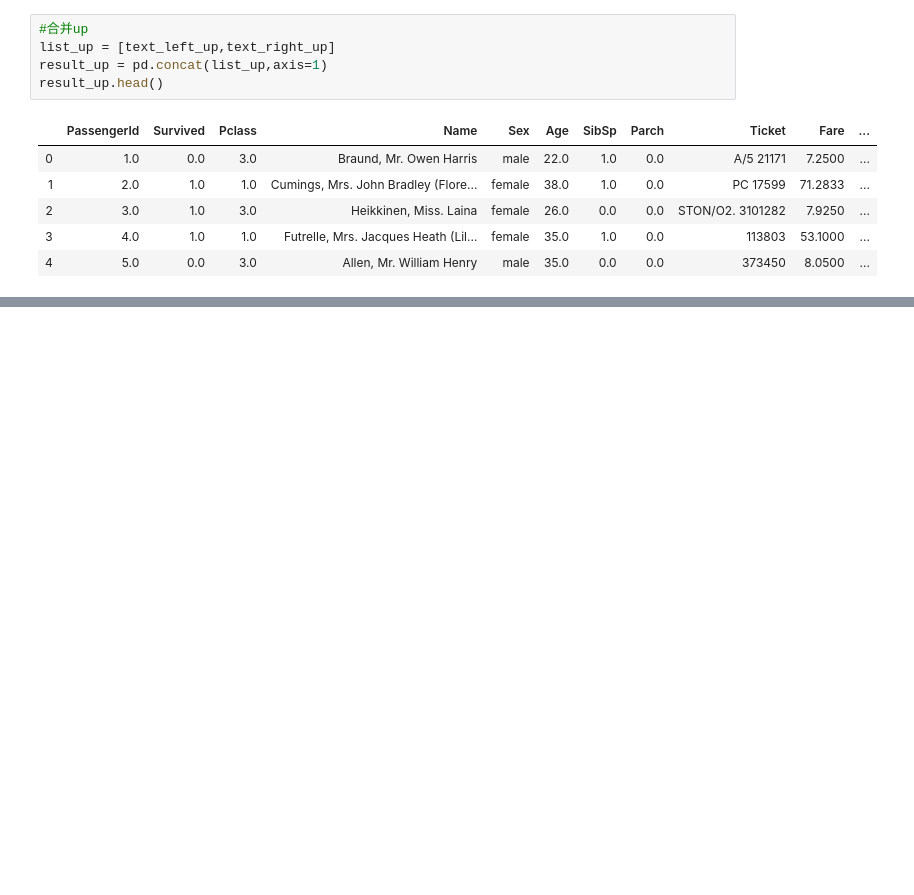
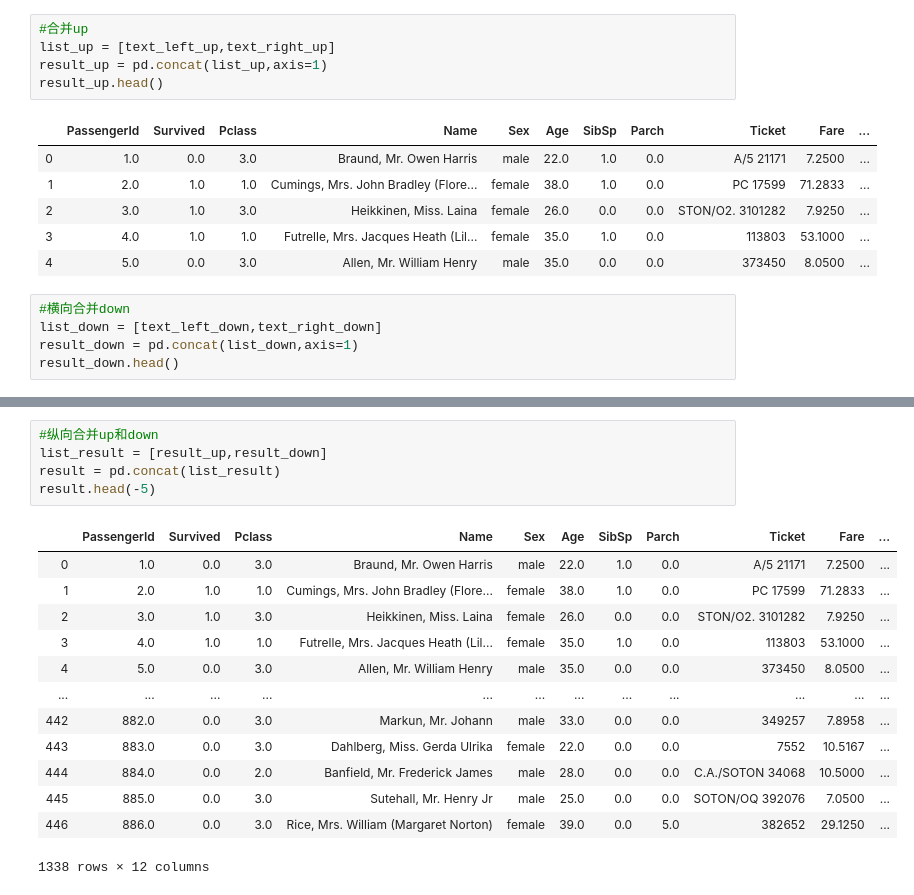
Before and after one commit to shaonfu/hands-on-eda, a Jupyter notebook: 阿日的笔记/第二章_第二节.ipynb, the cells around one changed output, grey strips where cells are left out. Cells and saved outputs as stored; diff of their text form; blank space fills up the shorter version.

```diff
--- a/阿日的笔记/第二章_第二节.ipynb
+++ b/阿日的笔记/第二章_第二节.ipynb
@@ -69,3 +69,8 @@ result_up.head()
 | 2 | 3.0 | 1.0 | 3.0 | Heikkinen, Miss. Laina | female | 26.0 | 0.0 | 0.0 | STON/O2. 3101282 | 7.9250 | ... |
 | 3 | 4.0 | 1.0 | 1.0 | Futrelle, Mrs. Jacques Heath (Lil... | female | 35.0 | 1.0 | 0.0 | 113803 | 53.1000 | ... |
 | 4 | 5.0 | 0.0 | 3.0 | Allen, Mr. William Henry | male | 35.0 | 0.0 | 0.0 | 373450 | 8.0500 | ... |
+# %%
+#横向合并down
+list_down = [text_left_down,text_right_down]
+result_down = pd.concat(list_down,axis=1)
+result_down.head()
@@ -71,0 +84,19 @@ result_up.head()
+# %%
+#纵向合并up和down
+list_result = [result_up,result_down]
+result = pd.concat(list_result)
+result.head(-5)
+# %% [output]
+|  | PassengerId | Survived | Pclass | Name | Sex | Age | SibSp | Parch | Ticket | Fare | ... |
+| 0 | 1.0 | 0.0 | 3.0 | Braund, Mr. Owen Harris | male | 22.0 | 1.0 | 0.0 | A/5 21171 | 7.2500 | ... |
+| 1 | 2.0 | 1.0 | 1.0 | Cumings, Mrs. John Bradley (Flore... | female | 38.0 | 1.0 | 0.0 | PC 17599 | 71.2833 | ... |
+| 2 | 3.0 | 1.0 | 3.0 | Heikkinen, Miss. Laina | female | 26.0 | 0.0 | 0.0 | STON/O2. 3101282 | 7.9250 | ... |
+| 3 | 4.0 | 1.0 | 1.0 | Futrelle, Mrs. Jacques Heath (Lil... | female | 35.0 | 1.0 | 0.0 | 113803 | 53.1000 | ... |
+| 4 | 5.0 | 0.0 | 3.0 | Allen, Mr. William Henry | male | 35.0 | 0.0 | 0.0 | 373450 | 8.0500 | ... |
+| ... | ... | ... | ... | ... | ... | ... | ... | ... | ... | ... | ... |
+| 442 | 882.0 | 0.0 | 3.0 | Markun, Mr. Johann | male | 33.0 | 0.0 | 0.0 | 349257 | 7.8958 | ... |
+| 443 | 883.0 | 0.0 | 3.0 | Dahlberg, Miss. Gerda Ulrika | female | 22.0 | 0.0 | 0.0 | 7552 | 10.5167 | ... |
+| 444 | 884.0 | 0.0 | 2.0 | Banfield, Mr. Frederick James | male | 28.0 | 0.0 | 0.0 | C.A./SOTON 34068 | 10.5000 | ... |
+| 445 | 885.0 | 0.0 | 3.0 | Sutehall, Mr. Henry Jr | male | 25.0 | 0.0 | 0.0 | SOTON/OQ 392076 | 7.0500 | ... |
+| 446 | 886.0 | 0.0 | 3.0 | Rice, Mrs. William (Margaret Norton) | female | 39.0 | 0.0 | 5.0 | 382652 | 29.1250 | ... |
+1338 rows × 12 columns
```
Also changed, not shown: parts of 9 cells of this notebook, 4 other files.
